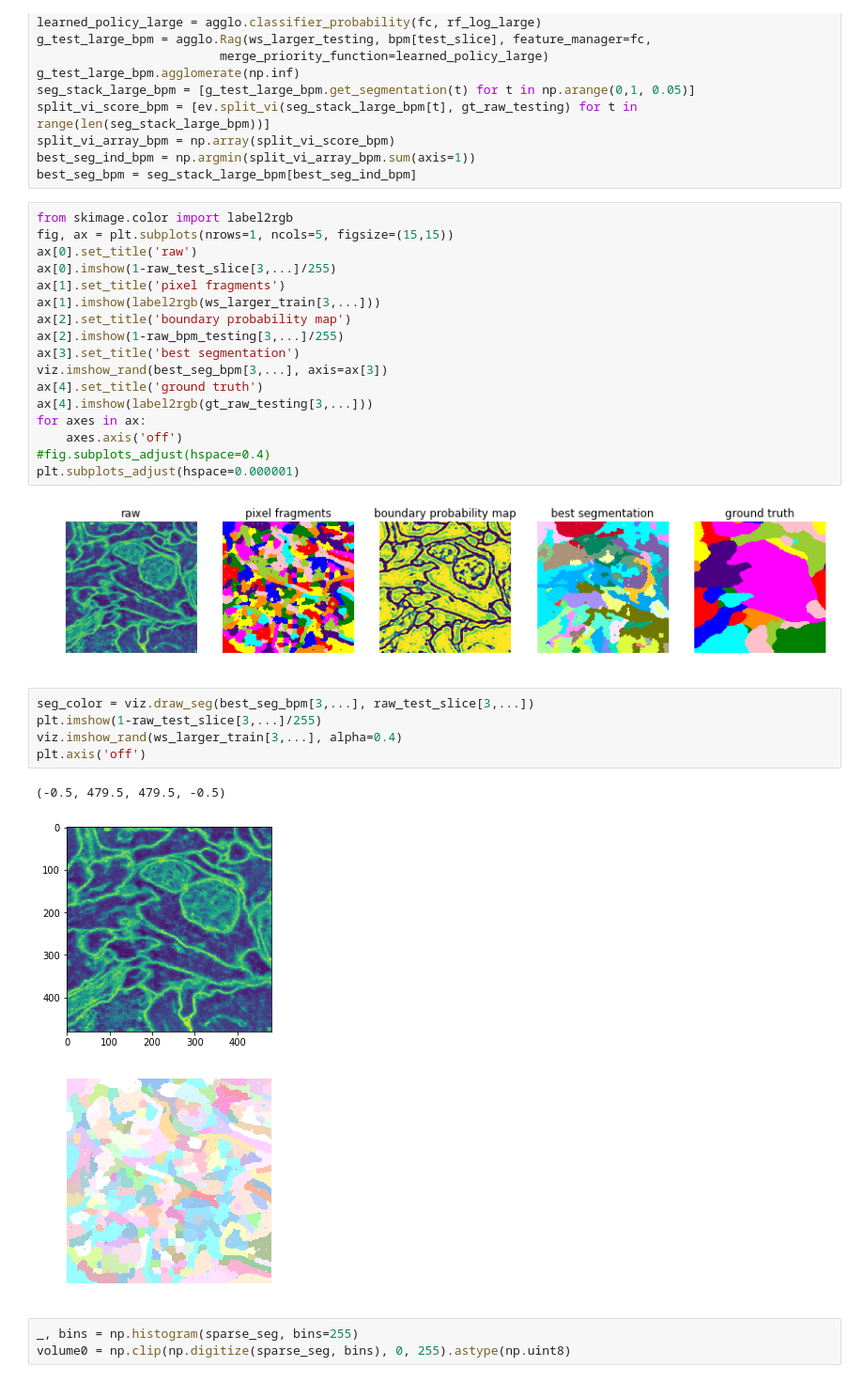
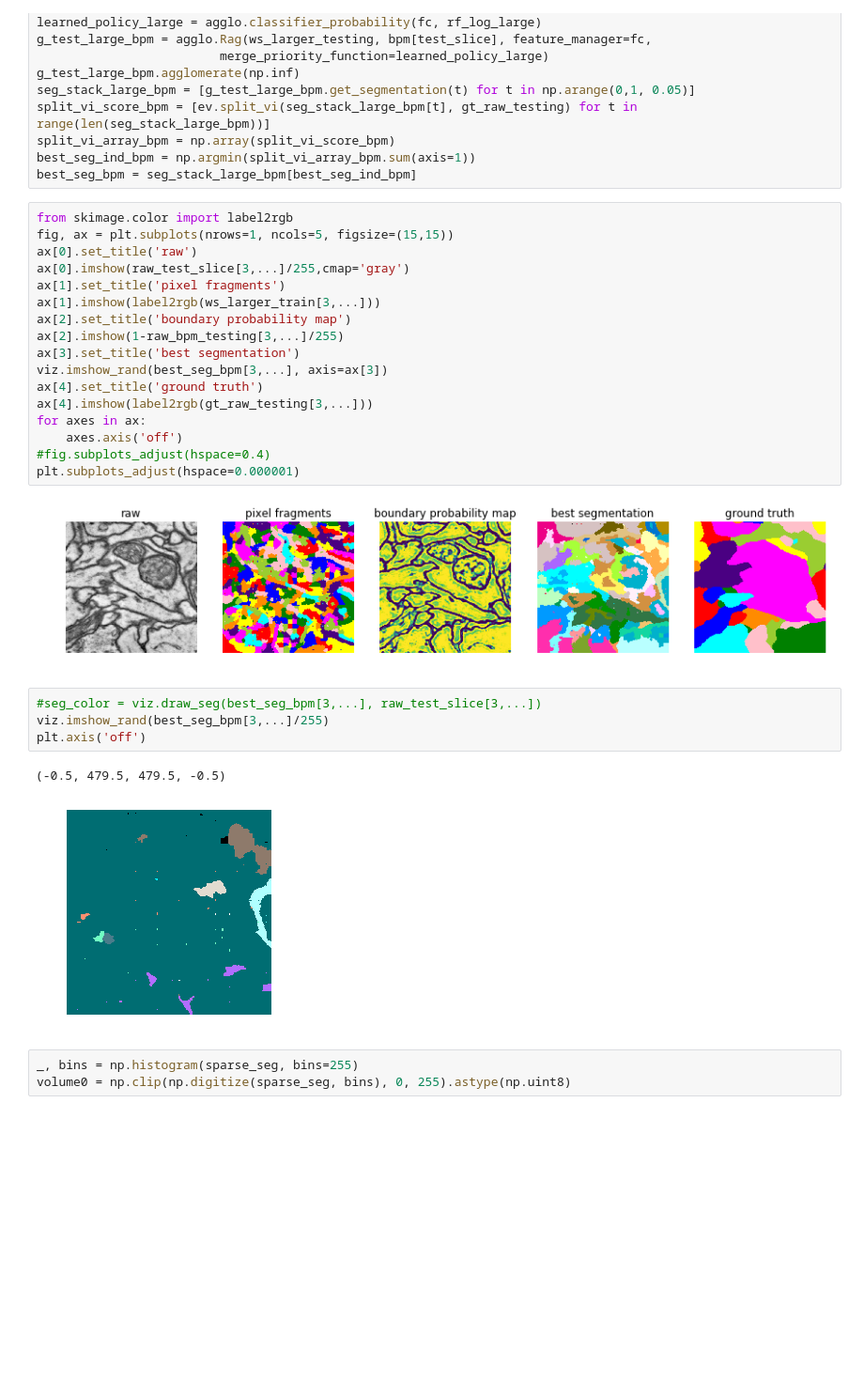
Before and after one commit to JohnnyTeutonic/view_all, a Jupyter notebook: notebooks/split_vi_notebook.ipynb, the cells around one changed output. Shown at 94% size. Drawn from its saved outputs; the diff is of its cells as text; blank space fills up the shorter version.

```diff
--- a/notebooks/split_vi_notebook.ipynb
+++ b/notebooks/split_vi_notebook.ipynb
@@ -51,7 +45,7 @@ best_seg_bpm = seg_stack_large_bpm[best_seg_ind_bpm]
 from skimage.color import label2rgb
 fig, ax = plt.subplots(nrows=1, ncols=5, figsize=(15,15))
 ax[0].set_title('raw')
-ax[0].imshow(1-raw_test_slice[3,...]/255)
+ax[0].imshow(raw_test_slice[3,...]/255,cmap='gray')
 ax[1].set_title('pixel fragments')
 ax[1].imshow(label2rgb(ws_larger_train[3,...]))
 ax[2].set_title('boundary probability map')
@@ -65,16 +59,14 @@ for axes in ax:
 #fig.subplots_adjust(hspace=0.4)
 plt.subplots_adjust(hspace=0.000001)
 # %% [output]
-[figure, old version]
+[figure, new version]
 # %%
-seg_color = viz.draw_seg(best_seg_bpm[3,...], raw_test_slice[3,...])
-plt.imshow(1-raw_test_slice[3,...]/255)
-viz.imshow_rand(ws_larger_train[3,...], alpha=0.4)
+#seg_color = viz.draw_seg(best_seg_bpm[3,...], raw_test_slice[3,...])
+viz.imshow_rand(best_seg_bpm[3,...]/255)
 plt.axis('off')
 # %% [output]
 (-0.5, 479.5, 479.5, -0.5)
-[figure, old version]
+[figure, new version]
-[figure, removed]
 # %%
 _, bins = np.histogram(sparse_seg, bins=255)
 volume0 = np.clip(np.digitize(sparse_seg, bins), 0, 255).astype(np.uint8)
```
Also changed, not shown: parts of 1 cell of this notebook, 3 other files.
